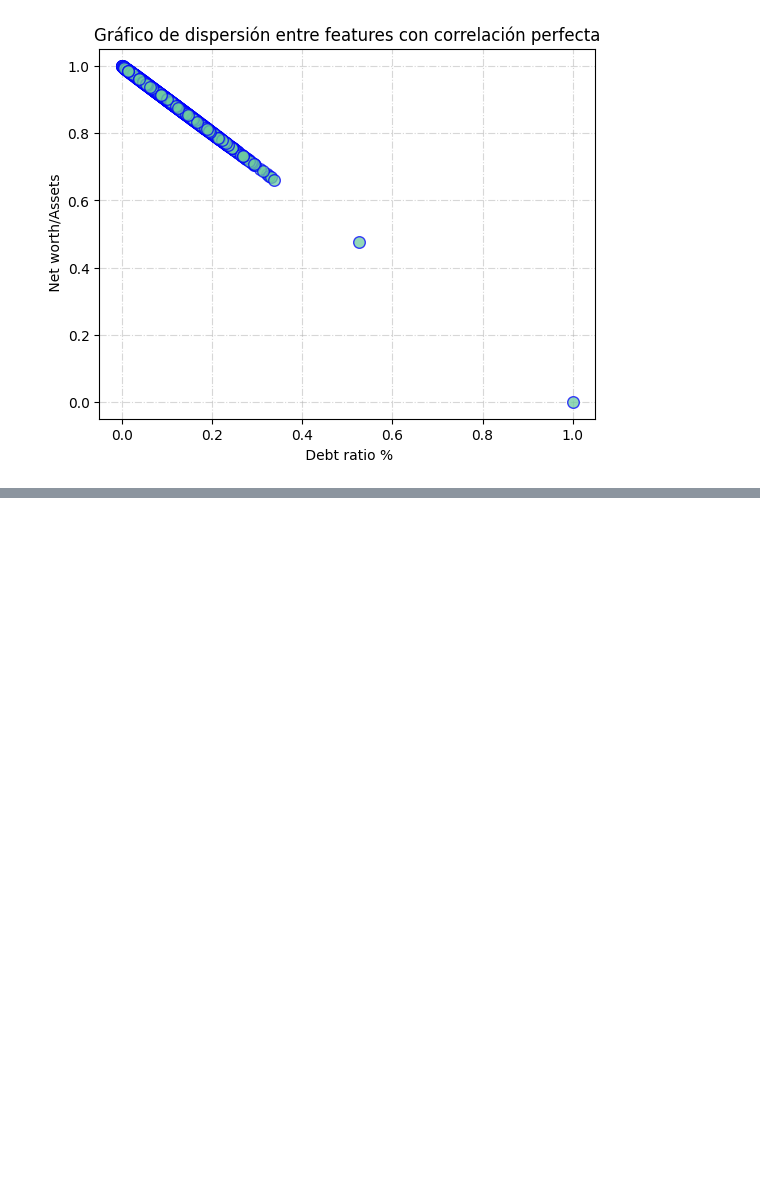
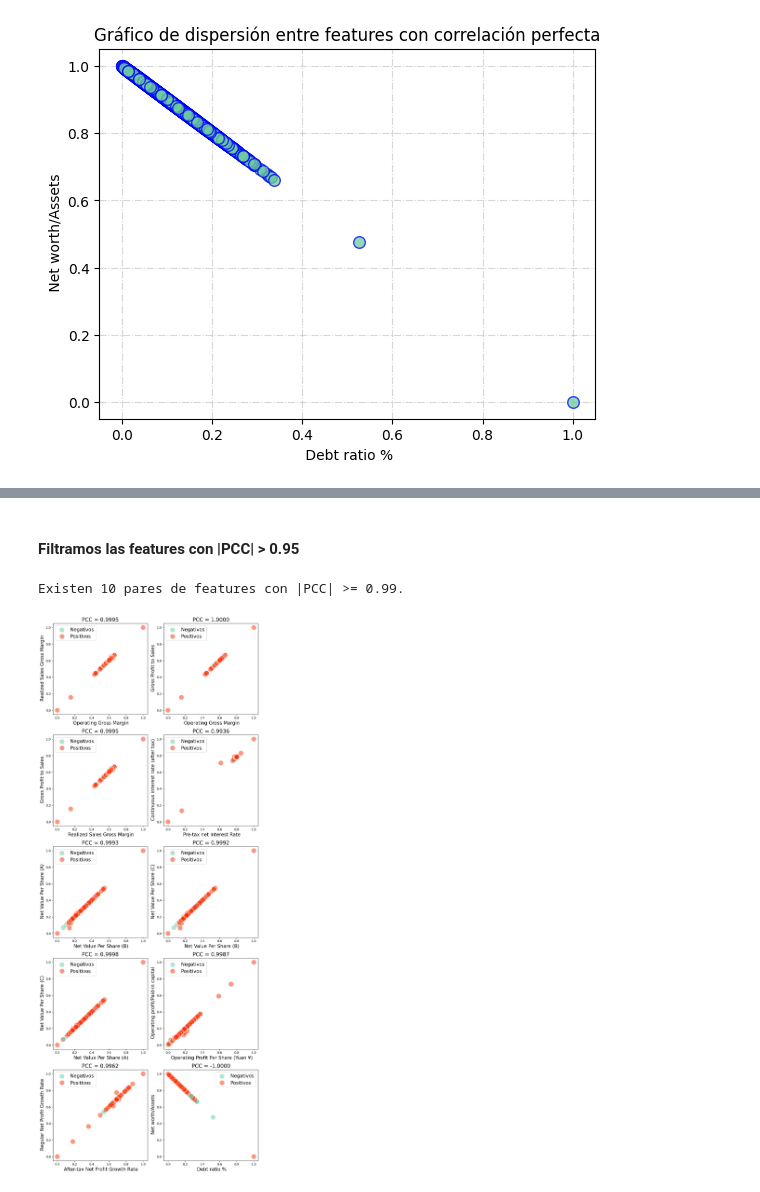
Before and after one commit to epsilondenso/Data_Science_projects, a Jupyter notebook: notebooks/02_EDA.ipynb, the cells around one changed output, grey strips where cells are left out. Cells and saved outputs as stored; diff of their text form; code cells hidden in the pictures; blank space fills up the shorter version.

```diff
--- a/notebooks/02_EDA.ipynb
+++ b/notebooks/02_EDA.ipynb
@@ -96,0 +129,32 @@ Text(0, 0.5, ' Net worth/Assets')
+# %% [markdown]
+#### Filtramos las features con |PCC| > 0.95
+# %%
+pcc_treshold = 0.99
+ex_pcc_index = np.where(np.abs(ef_pcc_arr) >= pcc_treshold)[0]
+print(rf"Existen {len(ex_pcc_index)} pares de features con |PCC| >= {pcc_treshold}.")
+
+rows, columns = get_subplt_dim(len(ex_pcc_index))
+
+fig, axes = plt.subplots(rows, columns, figsize=(5*columns, 5*rows))
+axes = axes.flatten()
+
+for i in range(len(axes)):
+    #f stands for feature
+
+    index = ex_pcc_index[i]
+    f_1_index = ef_pcc_index[0][index] + 1
+    f_2_index = ef_pcc_index[1][index] + 1
+    f_1 = prep_data.iloc[:, f_1_index]
+    f_2 = prep_data.iloc[:, f_2_index]
+
+    axes[i].set_title(f"PCC = {ef_pcc_arr[index]:.4f}", fontsize = 17)
+    #plt.grid(linestyle = "dashdot", alpha = 0.5, zorder = 1)
+    sns.scatterplot(data = prep_data, x=f_1, y=f_2, ax=axes[i], hue ="Bankrupt?", s=250,
+                    hue_order= [0, 1],  palette = ["#fb2e01", "#6fcb9f"], alpha = 0.5)#, zorder = 2)
+    axes[i].set_xlabel(prep_data.columns[f_1_index], fontsize = 15)
+    axes[i].set_ylabel(prep_data.columns[f_2_index], fontsize = 15)
+    axes[i].legend(loc = "best", labels = ["Negativos", "Positivos"], fontsize = 15)
+    plt.tight_layout()
+# %% [output]
+Existen 10 pares de features con |PCC| >= 0.99.
+[figure, added]
```
Also changed, not shown: parts of 11 cells of this notebook, 5 other files.
